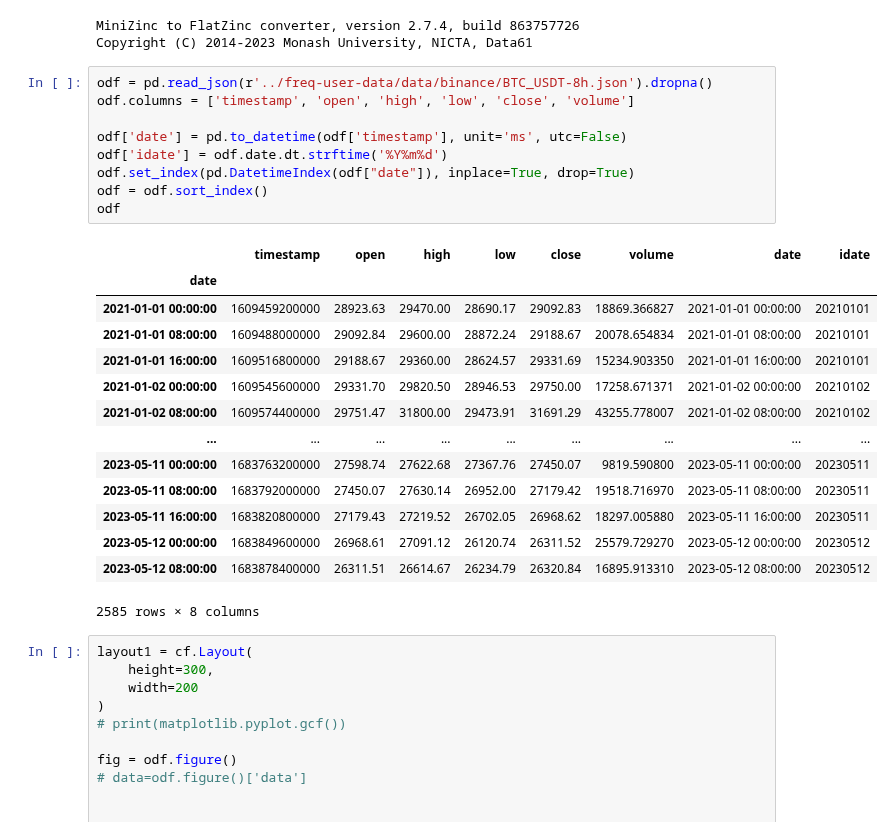
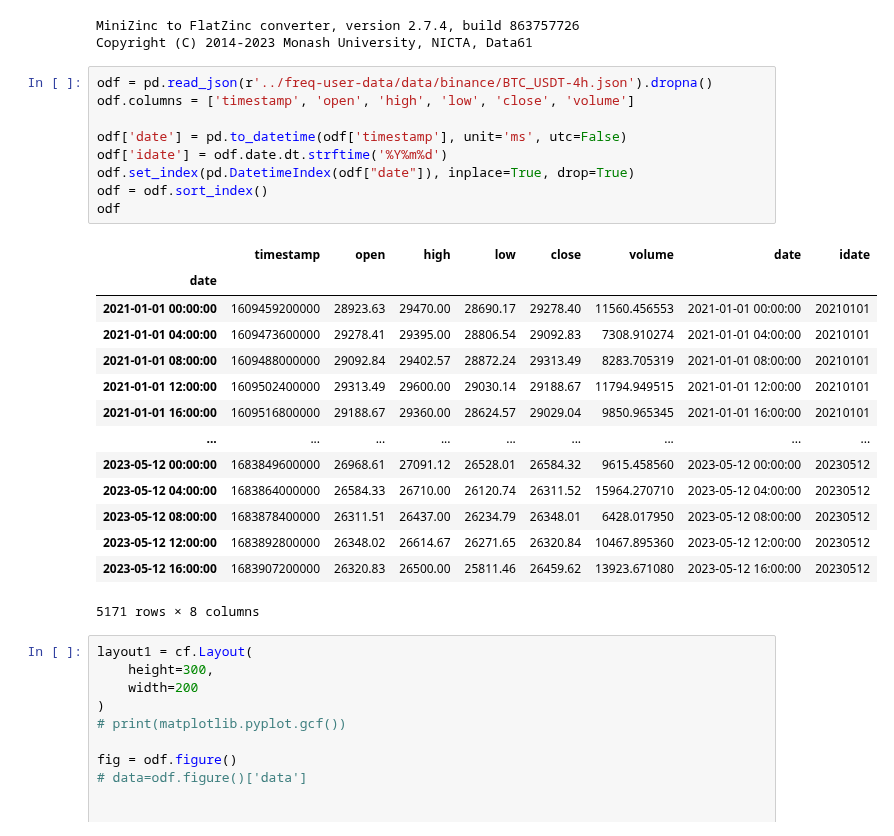
Before and after one commit to petarkabashki/pk-crypto-tools, a Jupyter notebook: MiniZinc/experiments.ipynb, the cells around one changed output. Drawn from its saved outputs; the diff is of its cells as text.

```diff
--- a/MiniZinc/experiments.ipynb
+++ b/MiniZinc/experiments.ipynb
@@ -35,29 +35,29 @@ plt.rcParams['lines.linewidth'] = 0.5
 MiniZinc to FlatZinc converter, version 2.7.4, build 863757726
 Copyright (C) 2014-2023 Monash University, NICTA, Data61
 # %%
-odf = pd.read_json(r'../freq-user-data/data/binance/BTC_USDT-8h.json').dropna()
+odf = pd.read_json(r'../freq-user-data/data/binance/BTC_USDT-4h.json').dropna()
 odf.columns = ['timestamp', 'open', 'high', 'low', 'close', 'volume']
 
 odf['date'] = pd.to_datetime(odf['timestamp'], unit='ms', utc=False)
 odf['idate'] = odf.date.dt.strftime('%Y%m%d')
 odf.set_index(pd.DatetimeIndex(odf["date"]), inplace=True, drop=True)
 odf = odf.sort_index()
 odf
 # %% [output]
 |  | timestamp | open | high | low | close | volume | date | idate |
 | date |  |  |  |  |  |  |  |  |
-| 2021-01-01 00:00:00 | 1609459200000 | 28923.63 | 29470.00 | 28690.17 | 29092.83 | 18869.366827 | 2021-01-01 00:00:00 | 20210101 |
-| 2021-01-01 08:00:00 | 1609488000000 | 29092.84 | 29600.00 | 28872.24 | 29188.67 | 20078.654834 | 2021-01-01 08:00:00 | 20210101 |
-| 2021-01-01 16:00:00 | 1609516800000 | 29188.67 | 29360.00 | 28624.57 | 29331.69 | 15234.903350 | 2021-01-01 16:00:00 | 20210101 |
-| 2021-01-02 00:00:00 | 1609545600000 | 29331.70 | 29820.50 | 28946.53 | 29750.00 | 17258.671371 | 2021-01-02 00:00:00 | 20210102 |
-| 2021-01-02 08:00:00 | 1609574400000 | 29751.47 | 31800.00 | 29473.91 | 31691.29 | 43255.778007 | 2021-01-02 08:00:00 | 20210102 |
+| 2021-01-01 00:00:00 | 1609459200000 | 28923.63 | 29470.00 | 28690.17 | 29278.40 | 11560.456553 | 2021-01-01 00:00:00 | 20210101 |
+| 2021-01-01 04:00:00 | 1609473600000 | 29278.41 | 29395.00 | 28806.54 | 29092.83 | 7308.910274 | 2021-01-01 04:00:00 | 20210101 |
+| 2021-01-01 08:00:00 | 1609488000000 | 29092.84 | 29402.57 | 28872.24 | 29313.49 | 8283.705319 | 2021-01-01 08:00:00 | 20210101 |
+| 2021-01-01 12:00:00 | 1609502400000 | 29313.49 | 29600.00 | 29030.14 | 29188.67 | 11794.949515 | 2021-01-01 12:00:00 | 20210101 |
+| 2021-01-01 16:00:00 | 1609516800000 | 29188.67 | 29360.00 | 28624.57 | 29029.04 | 9850.965345 | 2021-01-01 16:00:00 | 20210101 |
 | ... | ... | ... | ... | ... | ... | ... | ... | ... |
-| 2023-05-11 00:00:00 | 1683763200000 | 27598.74 | 27622.68 | 27367.76 | 27450.07 | 9819.590800 | 2023-05-11 00:00:00 | 20230511 |
-| 2023-05-11 08:00:00 | 1683792000000 | 27450.07 | 27630.14 | 26952.00 | 27179.42 | 19518.716970 | 2023-05-11 08:00:00 | 20230511 |
-| 2023-05-11 16:00:00 | 1683820800000 | 27179.43 | 27219.52 | 26702.05 | 26968.62 | 18297.005880 | 2023-05-11 16:00:00 | 20230511 |
-| 2023-05-12 00:00:00 | 1683849600000 | 26968.61 | 27091.12 | 26120.74 | 26311.52 | 25579.729270 | 2023-05-12 00:00:00 | 20230512 |
-| 2023-05-12 08:00:00 | 1683878400000 | 26311.51 | 26614.67 | 26234.79 | 26320.84 | 16895.913310 | 2023-05-12 08:00:00 | 20230512 |
+| 2023-05-12 00:00:00 | 1683849600000 | 26968.61 | 27091.12 | 26528.01 | 26584.32 | 9615.458560 | 2023-05-12 00:00:00 | 20230512 |
+| 2023-05-12 04:00:00 | 1683864000000 | 26584.33 | 26710.00 | 26120.74 | 26311.52 | 15964.270710 | 2023-05-12 04:00:00 | 20230512 |
+| 2023-05-12 08:00:00 | 1683878400000 | 26311.51 | 26437.00 | 26234.79 | 26348.01 | 6428.017950 | 2023-05-12 08:00:00 | 20230512 |
+| 2023-05-12 12:00:00 | 1683892800000 | 26348.02 | 26614.67 | 26271.65 | 26320.84 | 10467.895360 | 2023-05-12 12:00:00 | 20230512 |
+| 2023-05-12 16:00:00 | 1683907200000 | 26320.83 | 26500.00 | 25811.46 | 26459.62 | 13923.671080 | 2023-05-12 16:00:00 | 20230512 |
-2585 rows × 8 columns
+5171 rows × 8 columns
 # %%
 layout1 = cf.Layout(
     height=300,
```
Also changed, not shown: parts of 21 cells of this notebook, 7 other files.
